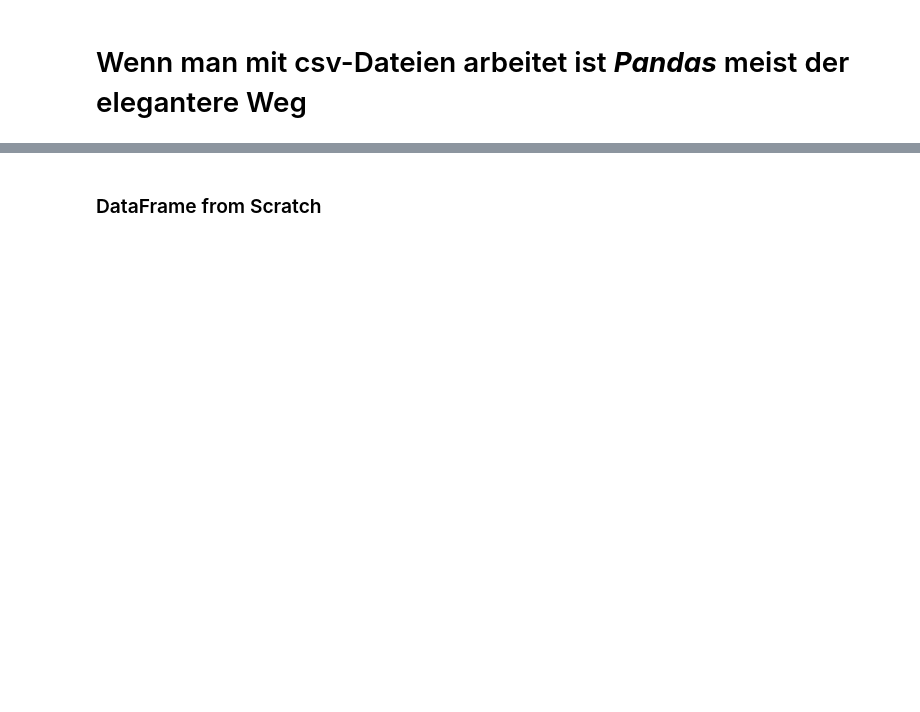
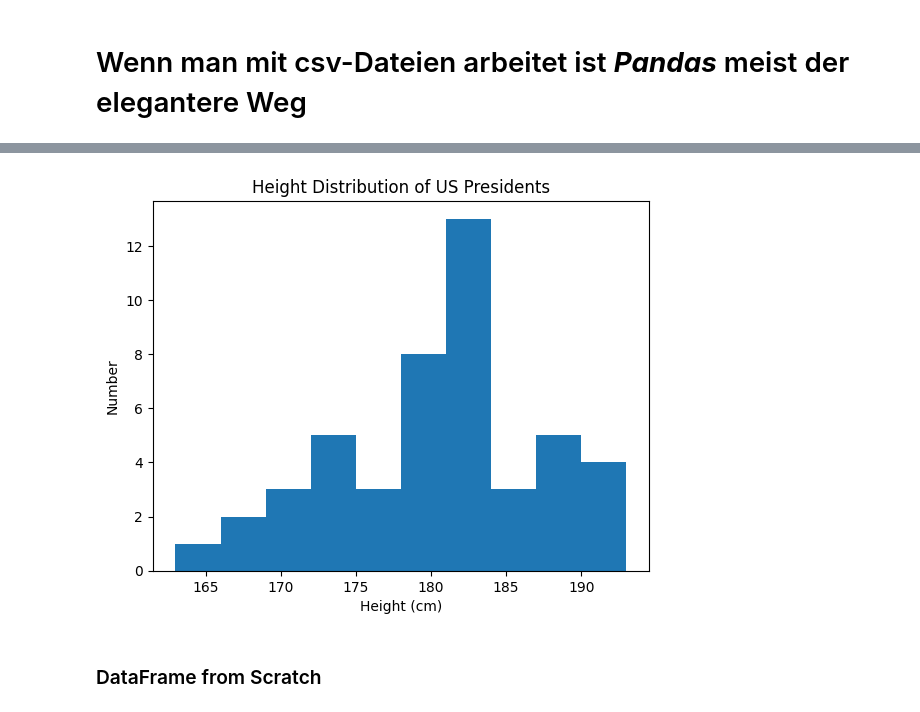
Before and after one commit to iBrotNano/python-project-template, a Jupyter notebook: src/4_visualisierung/matplotlib-pandas2_clean.ipynb, the cells around one changed output, grey strips where cells are left out. Cells and saved outputs as stored; diff of their text form; code cells hidden in the pictures; blank space fills up the shorter version.

```diff
--- a/src/4_visualisierung/matplotlib-pandas2_clean.ipynb
+++ b/src/4_visualisierung/matplotlib-pandas2_clean.ipynb
@@ -5,12 +23,32 @@
 # %%
 import matplotlib.pyplot as plt
 import pandas as pd
 import numpy as np
 
 #Seaborn Style verwenden
 #import seaborn
 #seaborn.set() # Einschalten
 #seaborn.reset_defaults() # Ausschalten
+
+data = pd.read_csv('csv/president_heights.csv' )
+#print(type(data))
+
+#data.head(10)
+#data.tail(10)
+
+heights = data['height(cm)']
+
+#print(type(heights))
+
+plt.hist(heights,bins=10)
+
+plt.title('Height Distribution of US Presidents')
+plt.xlabel('Height (cm)')
+plt.ylabel('Number')
+
+plt.show()
+# %% [output]
+[figure, added]
 # %%
 #help(plt.plot)
 # %%
```
Also changed, not shown: parts of 5 cells of this notebook, 44 other files.
